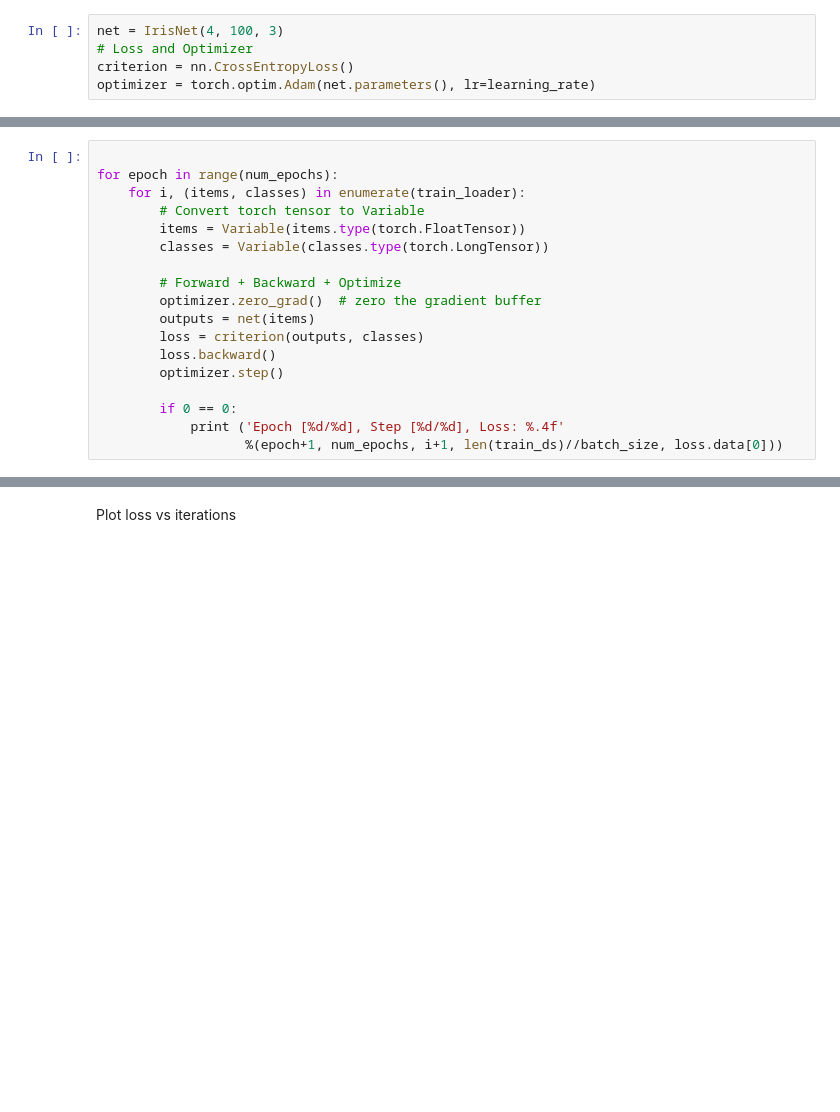
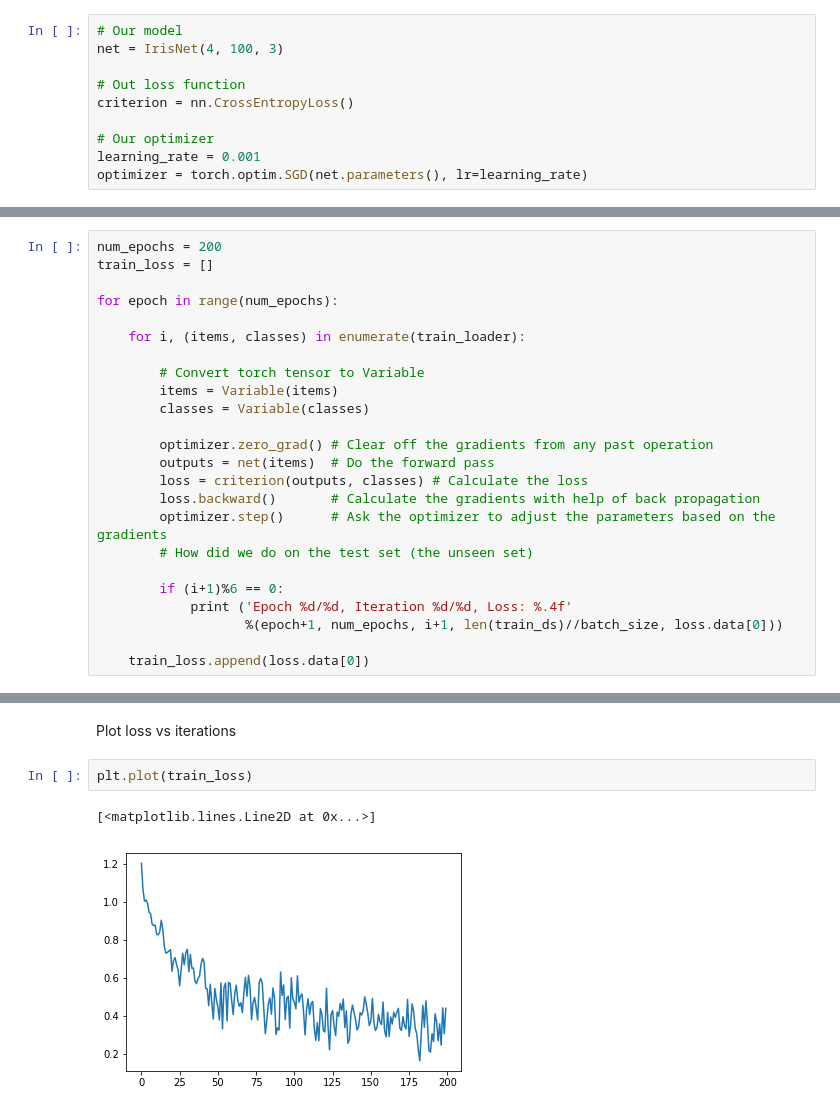
Before and after one commit to anandsaha/deep.learning.with.pytorch, a Jupyter notebook: 2.training.your.first.neural.network.ipynb, the cells around one changed output, grey strips where cells are left out. Drawn from its saved outputs; the diff is of its cells as text; blank space fills up the shorter version.

```diff
--- a/2.training.your.first.neural.network.ipynb
+++ b/2.training.your.first.neural.network.ipynb
@@ -34,5 +100,10 @@ test_loader  = torch.utils.data.DataLoader(dataset=test_ds, batch_size=batch_siz
 # %%
+# Our model
 net = IrisNet(4, 100, 3)
-# Loss and Optimizer
+
+# Out loss function
 criterion = nn.CrossEntropyLoss()
-optimizer = torch.optim.Adam(net.parameters(), lr=learning_rate)
+
+# Our optimizer
+learning_rate = 0.001
+optimizer = torch.optim.SGD(net.parameters(), lr=learning_rate)
@@ -39,18 +112,24 @@ optimizer = torch.optim.Adam(net.parameters(), lr=learning_rate)
 # %%
+num_epochs = 200
+train_loss = []
 
 for epoch in range(num_epochs):
+
     for i, (items, classes) in enumerate(train_loader):
+
         # Convert torch tensor to Variable
-        items = Variable(items.type(torch.FloatTensor))
-        classes = Variable(classes.type(torch.LongTensor))
+        items = Variable(items)
+        classes = Variable(classes)
 
-        # Forward + Backward + Optimize
-        optimizer.zero_grad()  # zero the gradient buffer
-        outputs = net(items)
-        loss = criterion(outputs, classes)
-        loss.backward()
-        optimizer.step()
+        optimizer.zero_grad() # Clear off the gradients from any past operation
+        outputs = net(items)  # Do the forward pass
+        loss = criterion(outputs, classes) # Calculate the loss
+        loss.backward()       # Calculate the gradients with help of back propagation
+        optimizer.step()      # Ask the optimizer to adjust the parameters based on the gradients
+        # How did we do on the test set (the unseen set)
 
-        if 0 == 0:
-            print ('Epoch [%d/%d], Step [%d/%d], Loss: %.4f'
+        if (i+1)%6 == 0:
+            print ('Epoch %d/%d, Iteration %d/%d, Loss: %.4f'
                    %(epoch+1, num_epochs, i+1, len(train_ds)//batch_size, loss.data[0]))
+
+    train_loss.append(loss.data[0])
@@ -57,5 +154,10 @@ for epoch in range(num_epochs):
 # %% [markdown]
 Plot loss vs iterations
+# %%
+plt.plot(train_loss)
+# %% [output]
+[<matplotlib.lines.Line2D at 0x...>]
+[figure, added]
 # %%
 # Test the Model
 correct = 0
```
Also changed, not shown: parts of 20 cells of this notebook, 2 other files.
